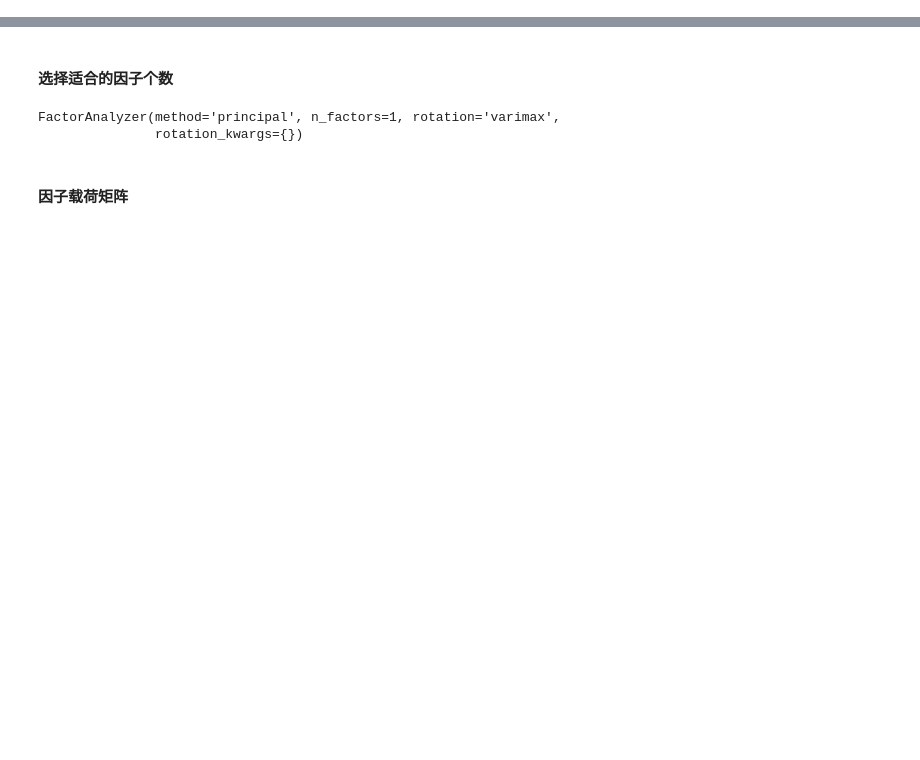
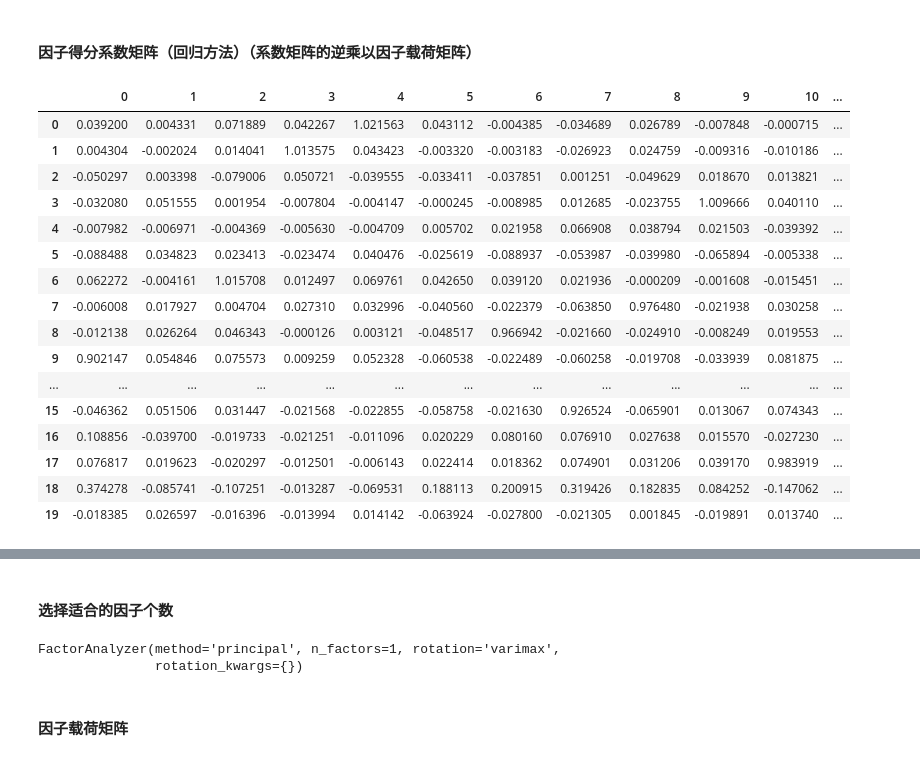
Before and after one commit to YiyaoZhang9527/Algorithm-class-at-Huai-Vocational-College, a Jupyter notebook: 降维算法资料/因子分析/因子分析的实现.ipynb, the cells around one changed output, grey strips where cells are left out. Drawn from its saved outputs; the diff is of its cells as text; code cells hidden in the pictures; blank space fills up the shorter version.

```diff
--- a/降维算法资料/因子分析/因子分析的实现.ipynb
+++ b/降维算法资料/因子分析/因子分析的实现.ipynb
@@ -26,0 +148,28 @@ from factor_analyzer import FactorAnalyzer
+# %% [markdown]
+#### 因子得分系数矩阵（回归方法）（系数矩阵的逆乘以因子载荷矩阵）
+# %%
+import numpy.linalg as nlg
+data_corr = pd.DataFrame(X).corr()
+X1 = np.mat(data_corr)
+X1 = nlg.inv(X1)
+factor_score = np.dot(X1, fa_rotate.loadings_)
+factor_score = pd.DataFrame(factor_score)
+factor_score
+# %% [output]
+|  | 0 | 1 | 2 | 3 | 4 | 5 | 6 | 7 | 8 | 9 | 10 | ... |
+| 0 | 0.039200 | 0.004331 | 0.071889 | 0.042267 | 1.021563 | 0.043112 | -0.004385 | -0.034689 | 0.026789 | -0.007848 | -0.000715 | ... |
+| 1 | 0.004304 | -0.002024 | 0.014041 | 1.013575 | 0.043423 | -0.003320 | -0.003183 | -0.026923 | 0.024759 | -0.009316 | -0.010186 | ... |
+| 2 | -0.050297 | 0.003398 | -0.079006 | 0.050721 | -0.039555 | -0.033411 | -0.037851 | 0.001251 | -0.049629 | 0.018670 | 0.013821 | ... |
+| 3 | -0.032080 | 0.051555 | 0.001954 | -0.007804 | -0.004147 | -0.000245 | -0.008985 | 0.012685 | -0.023755 | 1.009666 | 0.040110 | ... |
+| 4 | -0.007982 | -0.006971 | -0.004369 | -0.005630 | -0.004709 | 0.005702 | 0.021958 | 0.066908 | 0.038794 | 0.021503 | -0.039392 | ... |
+| 5 | -0.088488 | 0.034823 | 0.023413 | -0.023474 | 0.040476 | -0.025619 | -0.088937 | -0.053987 | -0.039980 | -0.065894 | -0.005338 | ... |
+| 6 | 0.062272 | -0.004161 | 1.015708 | 0.012497 | 0.069761 | 0.042650 | 0.039120 | 0.021936 | -0.000209 | -0.001608 | -0.015451 | ... |
+| 7 | -0.006008 | 0.017927 | 0.004704 | 0.027310 | 0.032996 | -0.040560 | -0.022379 | -0.063850 | 0.976480 | -0.021938 | 0.030258 | ... |
+| 8 | -0.012138 | 0.026264 | 0.046343 | -0.000126 | 0.003121 | -0.048517 | 0.966942 | -0.021660 | -0.024910 | -0.008249 | 0.019553 | ... |
+| 9 | 0.902147 | 0.054846 | 0.075573 | 0.009259 | 0.052328 | -0.060538 | -0.022489 | -0.060258 | -0.019708 | -0.033939 | 0.081875 | ... |
+| ... | ... | ... | ... | ... | ... | ... | ... | ... | ... | ... | ... | ... |
+| 15 | -0.046362 | 0.051506 | 0.031447 | -0.021568 | -0.022855 | -0.058758 | -0.021630 | 0.926524 | -0.065901 | 0.013067 | 0.074343 | ... |
+| 16 | 0.108856 | -0.039700 | -0.019733 | -0.021251 | -0.011096 | 0.020229 | 0.080160 | 0.076910 | 0.027638 | 0.015570 | -0.027230 | ... |
+| 17 | 0.076817 | 0.019623 | -0.020297 | -0.012501 | -0.006143 | 0.022414 | 0.018362 | 0.074901 | 0.031206 | 0.039170 | 0.983919 | ... |
+| 18 | 0.374278 | -0.085741 | -0.107251 | -0.013287 | -0.069531 | 0.188113 | 0.200915 | 0.319426 | 0.182835 | 0.084252 | -0.147062 | ... |
+| 19 | -0.018385 | 0.026597 | -0.016396 | -0.013994 | 0.014142 | -0.063924 | -0.027800 | -0.021305 | 0.001845 | -0.019891 | 0.013740 | ... |
```
Also changed, not shown: parts of 24 cells of this notebook, 4 other files.
